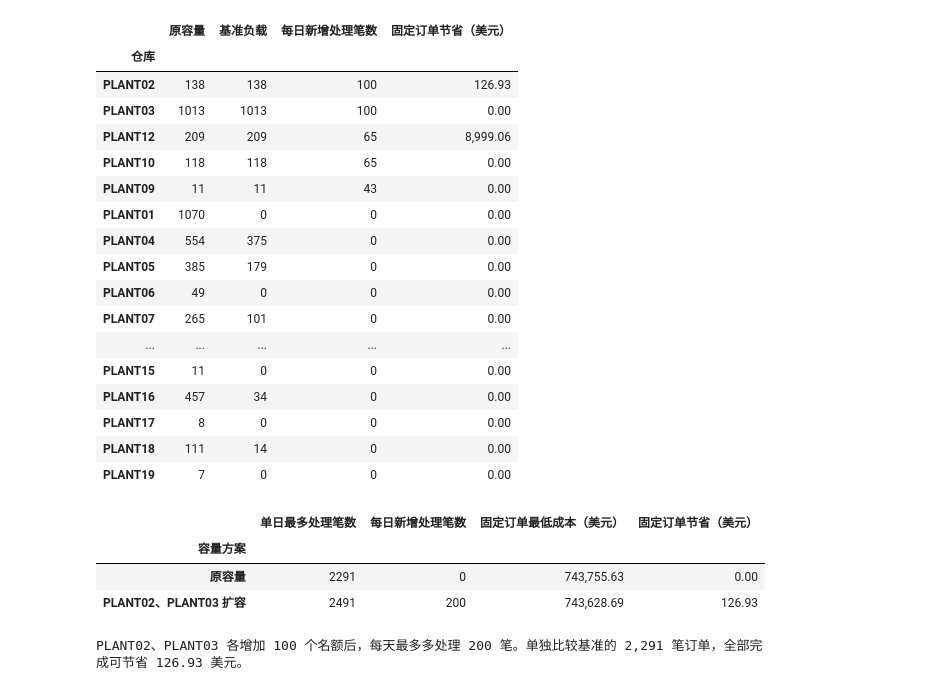
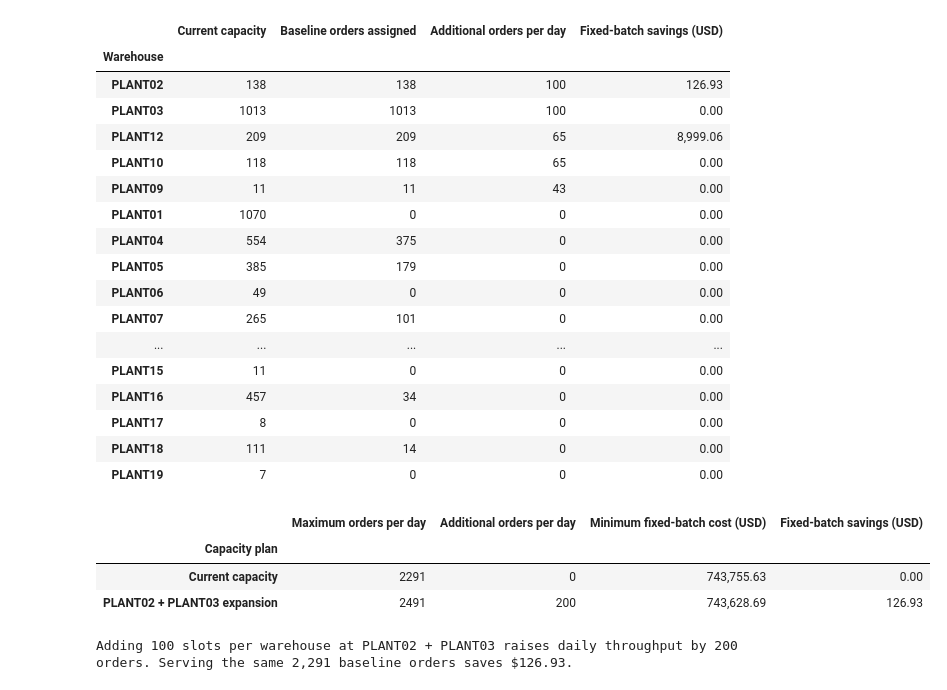
Before and after one commit to CountofPenglai/dba5103_gp, a Jupyter notebook: supply_chain_gurobi.ipynb, the cells around one changed output. Saved outputs shown, nothing was run; the diff lists cells and outputs as text; code cells hidden in the pictures.

```diff
--- a/supply_chain_gurobi.ipynb
+++ b/supply_chain_gurobi.ipynb
@@ -92,14 +93,14 @@ $$\sum_{a\in A_i}x_{ia}\le 1,\qquad
 # %%
 env = gp.Env(empty=True)
 env.setParam("OutputFlag", 0)
-env.setParam("Method", 1)  # 对偶单纯形法
+env.setParam("Method", 1)  # Dual simplex
 env.setParam("Threads", 2)
 env.setParam("MIPGap", 0)
 env.setParam("MIPGapAbs", 0)
 env.start()
 
 def add_assignment(model, options, caps, *, required=False, name="assign"):
-    # 每个“订单、仓库”已有一个最低价方案，固定清单时要求每个编号恰好分配一次。
+    # Each order-warehouse pair has one least-cost option. A fixed batch requires every order ID exactly once.
     x = model.addVars(list(zip(options.order, options.plant)), ub=1, name=name)
     for i in options.order.unique():
         count_i = x.sum(i, "*")
@@ -112,12 +113,12 @@ def optimum(model, objective, sense):
     model.setObjective(objective, sense)
     model.optimize()
     if model.Status != GRB.OPTIMAL:
-        raise RuntimeError(f"Gurobi 求解状态 {model.Status}")
+        raise RuntimeError(f"Gurobi did not find an optimum (status {model.Status}).")
     return model.ObjVal
 
 def solve_assignment(options, caps, *, throughput_only=False):
     if (caps < 0).any():
-        raise ValueError("可用仓容不能为负数")
+        raise ValueError("Available warehouse capacity must be nonnegative.")
     with gp.Model(env=env) as model:
         x, cost, limits = add_assignment(model, options, caps.to_dict())
         count = x.sum()
@@ -206,14 +208,14 @@ for plant in capacity.index:
     maximum = solve_assignment(base_options, caps, throughput_only=True)["maximum"]
     saving = before_cost - fixed_batch_cost(caps)
     assert maximum >= N0 and saving >= -1e-5
-    single_rows.append({"仓库": plant, "原容量": capacity[plant], "基准负载": base["load"][plant],
-                        "每日新增处理笔数": maximum - N0, "固定订单节省（美元）": max(0.0, saving)})
-single_expansion = (pd.DataFrame(single_rows).set_index("仓库")
-                    .sort_values(["每日新增处理笔数", "固定订单节省（美元）"], ascending=False, kind="stable"))
-display(single_expansion.style.format({"固定订单节省（美元）": "{:,.2f}"}))
+    single_rows.append({"Warehouse": plant, "Current capacity": capacity[plant], "Baseline orders assigned": base["load"][plant],
+                        "Additional orders per day": maximum - N0, "Fixed-batch savings (USD)": max(0.0, saving)})
+single_expansion = (pd.DataFrame(single_rows).set_index("Warehouse")
+                    .sort_values(["Additional orders per day", "Fixed-batch savings (USD)"], ascending=False, kind="stable"))
+display(single_expansion.style.format({"Fixed-batch savings (USD)": "{:,.2f}"}))
 # %% [output]
-|  | 原容量 | 基准负载 | 每日新增处理笔数 | 固定订单节省（美元） |
-| 仓库 |  |  |  |  |
+|  | Current capacity | Baseline orders assigned | Additional orders per day | Fixed-batch savings (USD) |
+| Warehouse |  |  |  |  |
 | PLANT02 | 138 | 138 | 100 | 126.93 |
 | PLANT03 | 1013 | 1013 | 100 | 0.00 |
 | PLANT12 | 209 | 209 | 65 | 8,999.06 |
@@ -231,39 +233,39 @@ display(single_expansion.style.format({"固定订单节省（美元）": "{:,.2f
 | PLANT18 | 111 | 14 | 0 | 0.00 |
 | PLANT19 | 7 | 0 | 0 | 0.00 |
 # %%
-# 两次对照共用扩容地点，各自在扩容后的仓容内分单。
+# Both comparisons use the same expansion sites. Each uses the full capacity in a separate assignment.
 with gp.Model(env=env) as model:
     y = model.addVars(capacity.index.to_list(), vtype=GRB.BINARY, name="expand")
     model.addConstr(y.sum() <= SITE_LIMIT)
     caps_y = {w: int(capacity[w]) + EXTRA * y[w] for w in capacity.index}
 
     x, _, _ = add_assignment(model, base_options, caps_y)
     maximum = round(optimum(model, x.sum(), GRB.MAXIMIZE))
     model.addConstr(x.sum() == maximum)
     _, fixed_cost, _ = add_assignment(model, fixed_options, caps_y, required=True, name="fixed")
     minimum = optimum(model, fixed_cost, GRB.MINIMIZE)
     sites = sorted(w for w in capacity.index if y[w].X > 0.5)
 
 expanded_capacity = capacity.copy()
 expanded_capacity.loc[sites] += EXTRA
 expanded = solve_assignment(base_options, expanded_capacity, throughput_only=True)
 after_cost = fixed_batch_cost(expanded_capacity)
 assert expanded["maximum"] == maximum and np.isclose(after_cost, minimum, atol=1e-5, rtol=0)
 gain = maximum - N0
-saving = before_cost - after_cost  # 先求差，最后显示到美分
-sites_text = "、".join(sites)
+saving = before_cost - after_cost  # Calculate savings before rounding to cents for display.
+sites_text = " + ".join(sites)
 comparison = pd.DataFrame([
-    ["原容量", N0, 0, before_cost, 0.0],
-    [sites_text + " 扩容", maximum, gain, after_cost, saving]
-], columns=["容量方案", "单日最多处理笔数", "每日新增处理笔数",
-            "固定订单最低成本（美元）", "固定订单节省（美元）"]).set_index("容量方案")
-display(comparison.style.format({"固定订单最低成本（美元）": "{:,.2f}", "固定订单节省（美元）": "{:,.2f}"}))
-print(f"{sites_text} 各增加 {EXTRA} 个名额后，每天最多多处理 {gain:,} 笔。"
-      f"单独比较基准的 {N0:,} 笔订单，全部完成可节省 {saving:,.2f} 美元。")
+    ["Current capacity", N0, 0, before_cost, 0.0],
+    [sites_text + " expansion", maximum, gain, after_cost, saving]
+], columns=["Capacity plan", "Maximum orders per day", "Additional orders per day",
+            "Minimum fixed-batch cost (USD)", "Fixed-batch savings (USD)"]).set_index("Capacity plan")
+display(comparison.style.format({"Minimum fixed-batch cost (USD)": "{:,.2f}", "Fixed-batch savings (USD)": "{:,.2f}"}))
+print(f"Adding {EXTRA} slots per warehouse at {sites_text} raises daily throughput by {gain:,} orders. "
+      f"Serving the same {N0:,} baseline orders saves ${saving:,.2f}.")
 # %% [output]
-|  | 单日最多处理笔数 | 每日新增处理笔数 | 固定订单最低成本（美元） | 固定订单节省（美元） |
-| 容量方案 |  |  |  |  |
-| 原容量 | 2291 | 0 | 743,755.63 | 0.00 |
-| PLANT02、PLANT03 扩容 | 2491 | 200 | 743,628.69 | 126.93 |
+|  | Maximum orders per day | Additional orders per day | Minimum fixed-batch cost (USD) | Fixed-batch savings (USD) |
+| Capacity plan |  |  |  |  |
+| Current capacity | 2291 | 0 | 743,755.63 | 0.00 |
+| PLANT02 + PLANT03 expansion | 2491 | 200 | 743,628.69 | 126.93 |
-PLANT02、PLANT03 各增加 100 个名额后，每天最多多处理 200 笔。单独比较基准的 2,291 笔订单，全部完成可节省 126.93 美元。
+Adding 100 slots per warehouse at PLANT02 + PLANT03 raises daily throughput by 200 orders. Serving the same 2,291 baseline orders saves $126.93.
 # %% [markdown]
```
Also changed, not shown: parts of 10 cells of this notebook.
